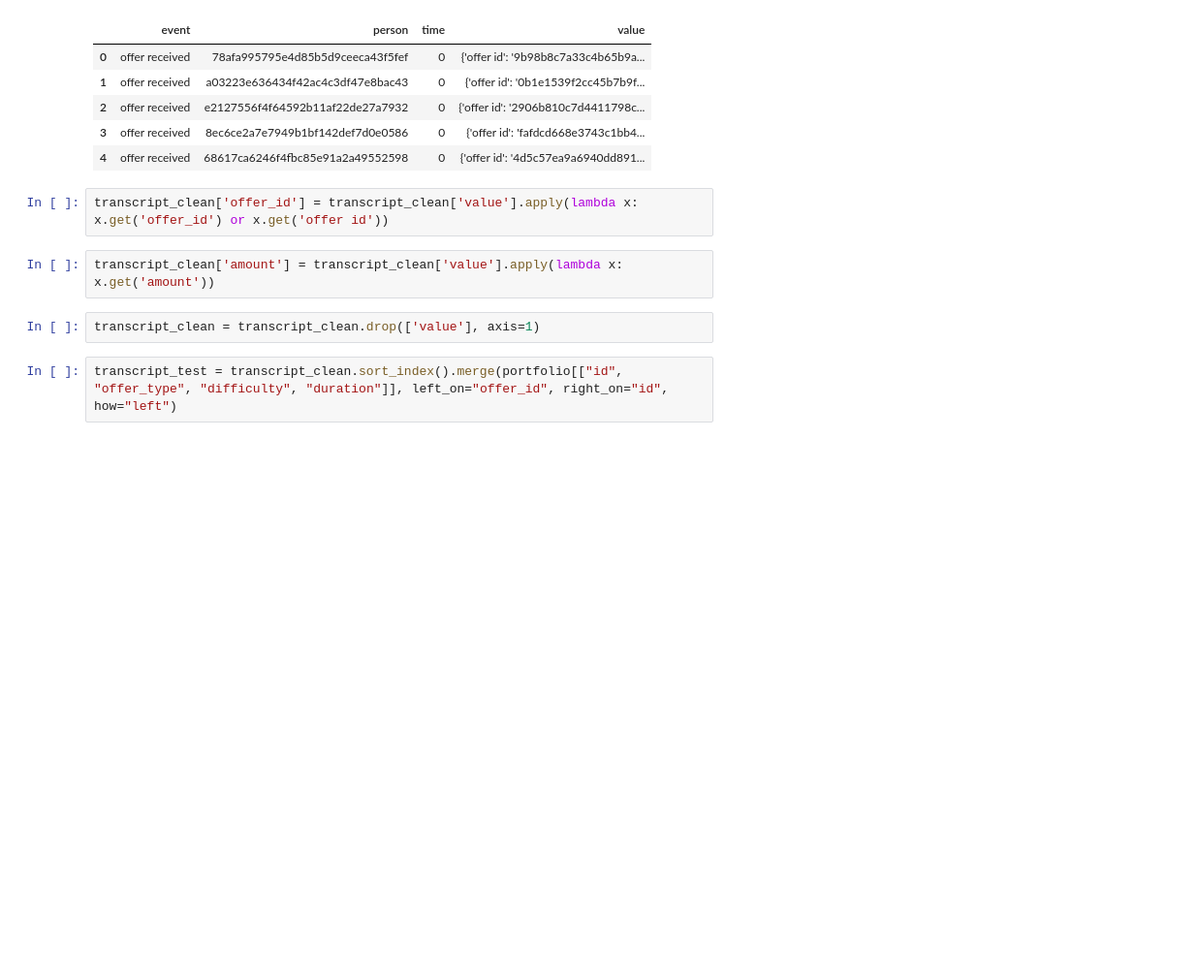
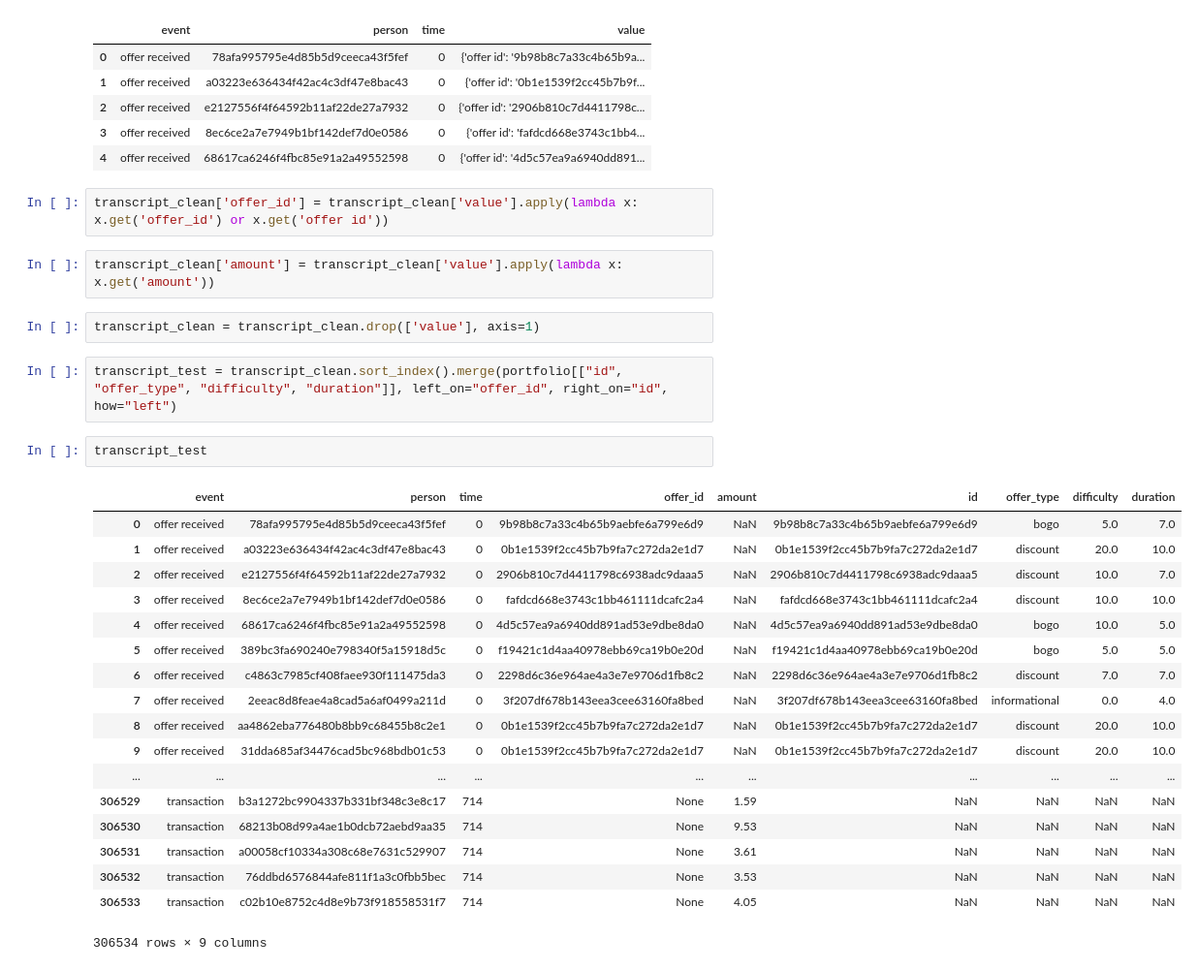
Before and after one commit to almas-aisin/starbucks_capstone, a Jupyter notebook: Starbucks_Capstone_notebook.ipynb, the cells around one changed output. Shown at 97% size. Saved outputs shown, nothing was run; the diff lists cells and outputs as text; blank space fills up the shorter version.

```diff
--- a/Starbucks_Capstone_notebook.ipynb
+++ b/Starbucks_Capstone_notebook.ipynb
@@ -197,4 +206,25 @@ transcript_clean['amount'] = transcript_clean['value'].apply(lambda x: x.get('am
 transcript_clean = transcript_clean.drop(['value'], axis=1)
 # %%
 transcript_test = transcript_clean.sort_index().merge(portfolio[["id", "offer_type", "difficulty", "duration"]], left_on="offer_id", right_on="id", how="left")
+# %%
+transcript_test
+# %% [output]
+|  | event | person | time | offer_id | amount | id | offer_type | difficulty | duration |
+| 0 | offer received | 78afa995795e4d85b5d9ceeca43f5fef | 0 | 9b98b8c7a33c4b65b9aebfe6a799e6d9 | NaN | 9b98b8c7a33c4b65b9aebfe6a799e6d9 | bogo | 5.0 | 7.0 |
+| 1 | offer received | a03223e636434f42ac4c3df47e8bac43 | 0 | 0b1e1539f2cc45b7b9fa7c272da2e1d7 | NaN | 0b1e1539f2cc45b7b9fa7c272da2e1d7 | discount | 20.0 | 10.0 |
+| 2 | offer received | e2127556f4f64592b11af22de27a7932 | 0 | 2906b810c7d4411798c6938adc9daaa5 | NaN | 2906b810c7d4411798c6938adc9daaa5 | discount | 10.0 | 7.0 |
+| 3 | offer received | 8ec6ce2a7e7949b1bf142def7d0e0586 | 0 | fafdcd668e3743c1bb461111dcafc2a4 | NaN | fafdcd668e3743c1bb461111dcafc2a4 | discount | 10.0 | 10.0 |
+| 4 | offer received | 68617ca6246f4fbc85e91a2a49552598 | 0 | 4d5c57ea9a6940dd891ad53e9dbe8da0 | NaN | 4d5c57ea9a6940dd891ad53e9dbe8da0 | bogo | 10.0 | 5.0 |
+| 5 | offer received | 389bc3fa690240e798340f5a15918d5c | 0 | f19421c1d4aa40978ebb69ca19b0e20d | NaN | f19421c1d4aa40978ebb69ca19b0e20d | bogo | 5.0 | 5.0 |
+| 6 | offer received | c4863c7985cf408faee930f111475da3 | 0 | 2298d6c36e964ae4a3e7e9706d1fb8c2 | NaN | 2298d6c36e964ae4a3e7e9706d1fb8c2 | discount | 7.0 | 7.0 |
+| 7 | offer received | 2eeac8d8feae4a8cad5a6af0499a211d | 0 | 3f207df678b143eea3cee63160fa8bed | NaN | 3f207df678b143eea3cee63160fa8bed | informational | 0.0 | 4.0 |
+| 8 | offer received | aa4862eba776480b8bb9c68455b8c2e1 | 0 | 0b1e1539f2cc45b7b9fa7c272da2e1d7 | NaN | 0b1e1539f2cc45b7b9fa7c272da2e1d7 | discount | 20.0 | 10.0 |
+| 9 | offer received | 31dda685af34476cad5bc968bdb01c53 | 0 | 0b1e1539f2cc45b7b9fa7c272da2e1d7 | NaN | 0b1e1539f2cc45b7b9fa7c272da2e1d7 | discount | 20.0 | 10.0 |
+| ... | ... | ... | ... | ... | ... | ... | ... | ... | ... |
+| 306529 | transaction | b3a1272bc9904337b331bf348c3e8c17 | 714 | None | 1.59 | NaN | NaN | NaN | NaN |
+| 306530 | transaction | 68213b08d99a4ae1b0dcb72aebd9aa35 | 714 | None | 9.53 | NaN | NaN | NaN | NaN |
+| 306531 | transaction | a00058cf10334a308c68e7631c529907 | 714 | None | 3.61 | NaN | NaN | NaN | NaN |
+| 306532 | transaction | 76ddbd6576844afe811f1a3c0fbb5bec | 714 | None | 3.53 | NaN | NaN | NaN | NaN |
+| 306533 | transaction | c02b10e8752c4d8e9b73f918558531f7 | 714 | None | 4.05 | NaN | NaN | NaN | NaN |
+306534 rows × 9 columns
 # %%
```
Also changed, not shown: parts of 31 cells of this notebook.
